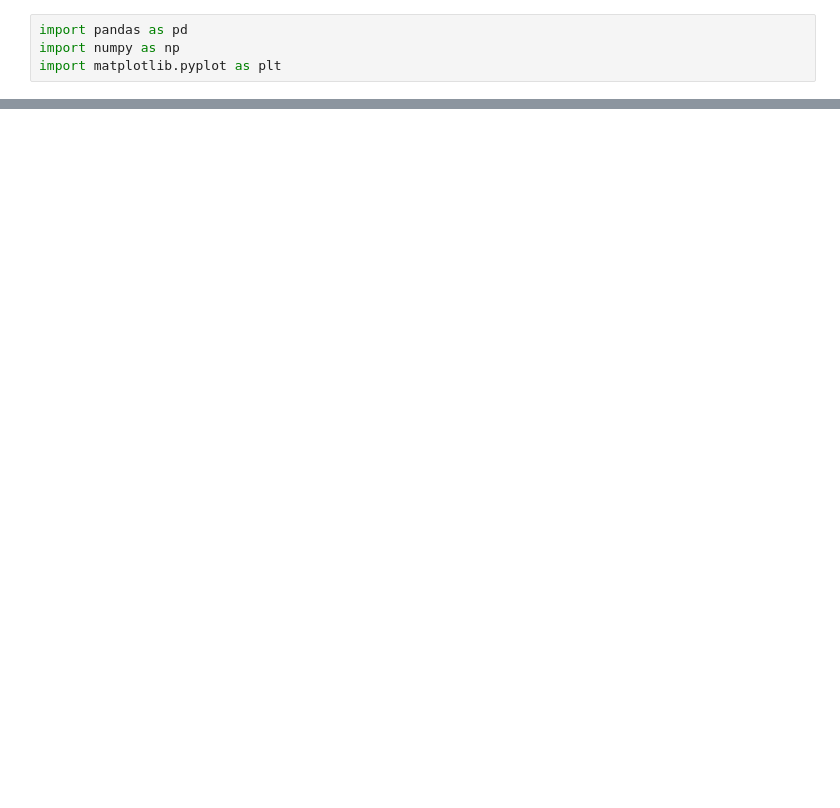
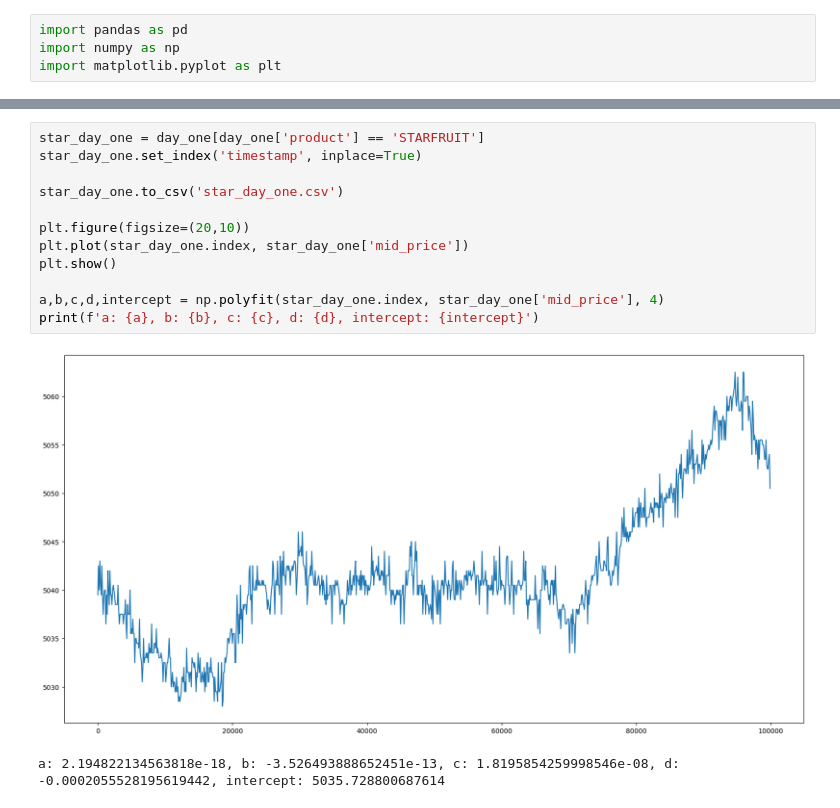
Before and after one commit to AlexMorrow239/Bonsai-IMC, a Jupyter notebook: alex/StockAnalysis.ipynb, the cells around one changed output, grey strips where cells are left out. Saved outputs shown, nothing was run; the diff lists cells and outputs as text; blank space fills up the shorter version.

```diff
--- a/alex/StockAnalysis.ipynb
+++ b/alex/StockAnalysis.ipynb
@@ -24,0 +24,15 @@ a,b,c,d,intercept = np.polyfit(star_day_one.index, star_day_one['mid_price'], 4)
+# %%
+star_day_one = day_one[day_one['product'] == 'STARFRUIT']
+star_day_one.set_index('timestamp', inplace=True)
+
+star_day_one.to_csv('star_day_one.csv')
+
+plt.figure(figsize=(20,10))
+plt.plot(star_day_one.index, star_day_one['mid_price'])
+plt.show()
+
+a,b,c,d,intercept = np.polyfit(star_day_one.index, star_day_one['mid_price'], 4)
+print(f'a: {a}, b: {b}, c: {c}, d: {d}, intercept: {intercept}')
+# %% [output]
+[figure, added]
+a: 2.194822134563818e-18, b: -3.526493888652451e-13, c: 1.8195854259998546e-08, d: -0.0002055528195619442, intercept: 5035.728800687614
```
Also changed, not shown: parts of 3 cells of this notebook, 1 other file.
